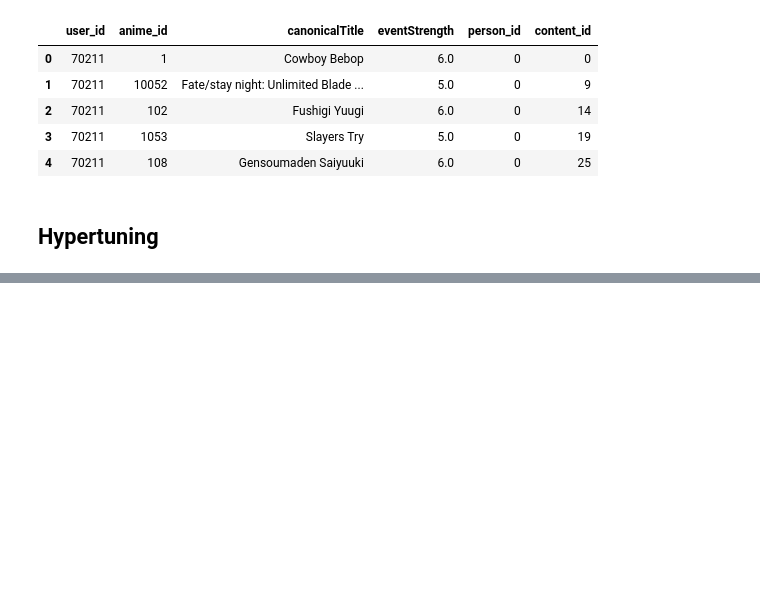
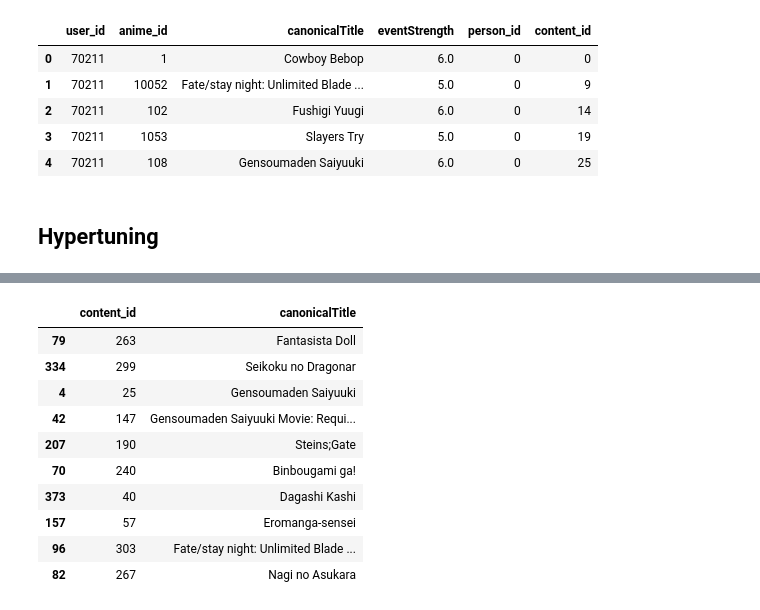
Before and after one commit to melvyg/Implicit-Anime-Recommender-Model, a Jupyter notebook: Flatiron_Capstone.ipynb, the cells around one changed output, grey strips where cells are left out. Saved outputs shown, nothing was run; the diff lists cells and outputs as text; code cells hidden in the pictures; blank space fills up the shorter version.

```diff
--- a/Flatiron_Capstone.ipynb
+++ b/Flatiron_Capstone.ipynb
@@ -922,0 +1002,14 @@ Name: 0, dtype: float64
+# %%
+get_anime_interacted(1,train,users_arr, anime_arr,anime_lookup).sample(10)
+# %% [output]
+|  | content_id | canonicalTitle |
+| 79 | 263 | Fantasista Doll |
+| 334 | 299 | Seikoku no Dragonar |
+| 4 | 25 | Gensoumaden Saiyuuki |
+| 42 | 147 | Gensoumaden Saiyuuki Movie: Requi... |
+| 207 | 190 | Steins;Gate |
+| 70 | 240 | Binbougami ga! |
+| 373 | 40 | Dagashi Kashi |
+| 157 | 57 | Eromanga-sensei |
+| 96 | 303 | Fate/stay night: Unlimited Blade ... |
+| 82 | 267 | Nagi no Asukara |
```
Also changed, not shown: parts of 41 cells of this notebook.
